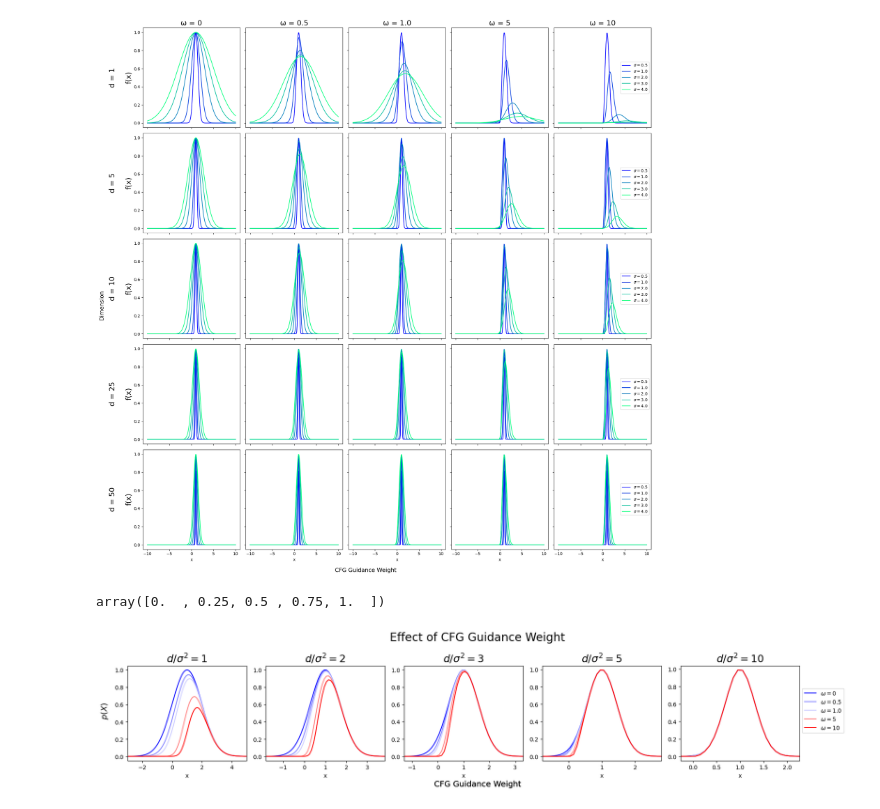
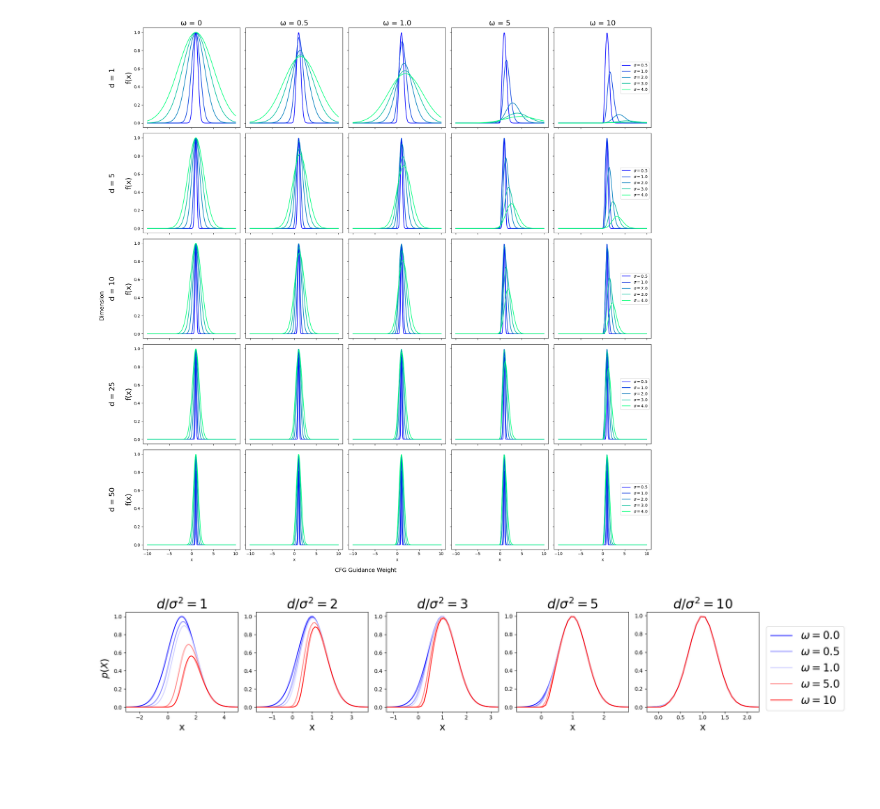
Before and after one commit to krunolp/cfg_theory, a Jupyter notebook: curves.ipynb, the cells around one changed output. Cells and saved outputs as stored; diff of their text form; code cells hidden in the pictures; blank space fills up the shorter version.

Commit message:
final_plots

```diff
--- a/curves.ipynb
+++ b/curves.ipynb
@@ -37,41 +37,35 @@ plt.show()
 [figure]
 # %%
 # fig.savefig('figure.png', dpi=300, bbox_inches='tight')
-# %%
-np.array([0.  , 0.25, 0.4 , 0.75, 1.  ])
-# %% [output]
-array([0.  , 0.25, 0.5 , 0.75, 1.  ])
 # %%
 c = 4.
 
 x = np.linspace(-10, 10, 200)
 
 sigma = 1.
 # ratio = [0.1, 0.5, 1., 2., 5., 10.]
 d_values = [1, 2,3,5,10]
-w_values = [0, 0.5, 1., 5, 10]
+w_values = [0., 0.5, 1., 5., 10]
 colors = cm.bwr(np.array([0.  , 0.25, 0.4 , 0.75, 1.  ]))
 
 fig, axes = plt.subplots(1, len(w_values), figsize=(20, 4))
 for j, d in enumerate(d_values):
     ax = axes[j]
     ax.set_xlim([1-c*sigma/np.sqrt(d), 1+c*sigma/np.sqrt(d)])
     for w, color in zip(w_values, colors):
         ax.plot(x, fn(x, d, sigma, w), label=f'$\omega = {w}$', color=color)
-    ax.set_title(f'$d/\sigma^2={d}$', fontsize=18)
-    ax.set_xlabel('x', fontsize=10)
+    ax.set_title(f'$d/\sigma^2={d}$', fontsize=24)
+    ax.set_xlabel('x', fontsize=18)
 
 handles, labels = ax.get_legend_handles_labels()
-fig.legend(handles, labels, loc='center right', bbox_to_anchor=(.95, 0.5), fontsize=10)
-fig.text(0.5, 0.04, 'CFG Guidance Weight', ha='center', fontsize=14)
-fig.text(0.04, 0.5, f'$p(X)$', va='center', rotation='vertical', fontsize=14)
+fig.legend(handles, labels, loc='center right', bbox_to_anchor=(1.01, 0.5), fontsize=20)
+fig.text(0.04, 0.5, f'$p(X)$', va='center', rotation='vertical', fontsize=18)
 
-fig.text(0.5, 0.04, 'CFG Guidance Weight', ha='center', fontsize=14)
 # fig.text(0.04, 0.5, 'Dimension', va='center', rotation='vertical', fontsize=14)
 
-plt.suptitle(f'Effect of CFG Guidance Weight', fontsize=20)
+# plt.suptitle(f'Effect of CFG Guidance Weight', fontsize=30)
 plt.tight_layout(rect=[0.05, 0.05, 0.9, 1])
-fig.savefig('paper_figs/prelim.pdf', dpi=300, bbox_inches='tight')
+fig.savefig('new_figs/2_prelim.pdf', dpi=300, bbox_inches='tight')
 plt.show()
 # %% [output]
-[figure, old version]
+[figure, new version]
```
Also changed, not shown: 5 other files.
